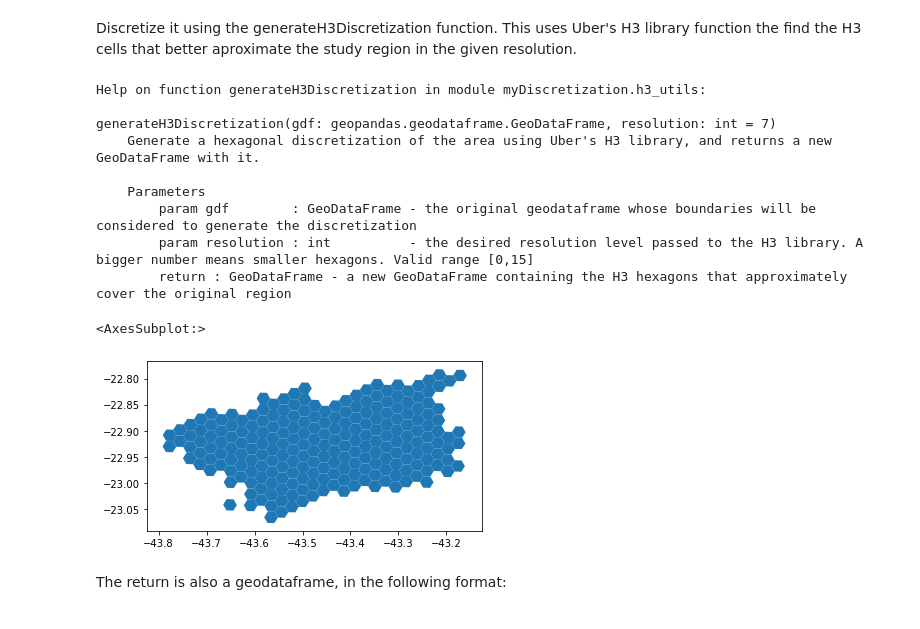
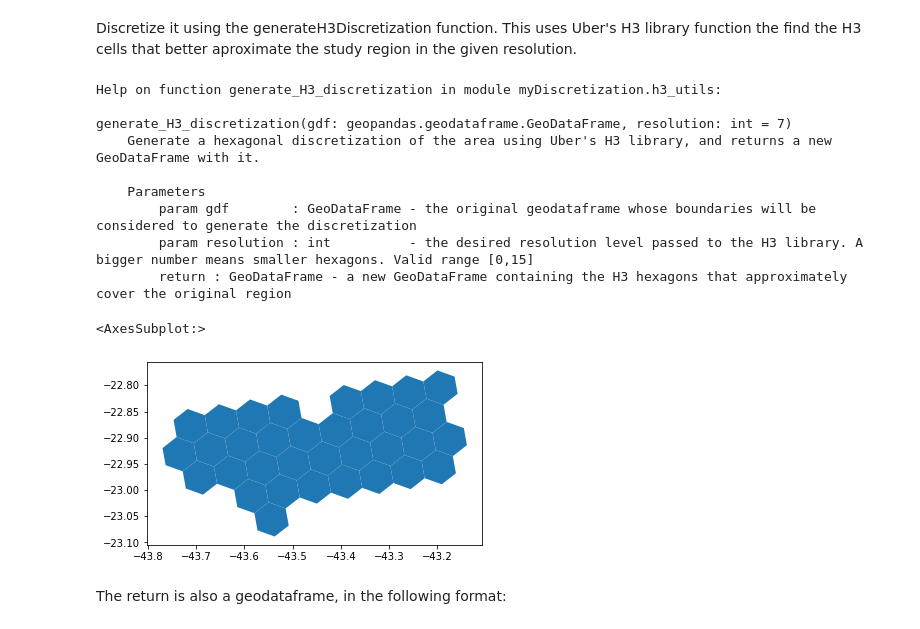
Before and after one commit to Giovanni3A/Projeto_PO2, a Jupyter notebook: notebooks/discretization_example.ipynb, the cells around one changed output. Saved outputs shown, nothing was run; the diff lists cells and outputs as text; code cells hidden in the pictures.

```diff
--- a/notebooks/discretization_example.ipynb
+++ b/notebooks/discretization_example.ipynb
@@ -26,11 +26,11 @@ rj_gdf.plot()
 # %% [markdown]
 Discretize it using the generateH3Discretization function. This uses Uber's H3 library function the find the H3 cells that better aproximate the study region in the given resolution.
 # %%
-help(myDiscretization.generateH3Discretization)
+help(myDiscretization.generate_H3_discretization)
 # %% [output]
-Help on function generateH3Discretization in module myDiscretization.h3_utils:
+Help on function generate_H3_discretization in module myDiscretization.h3_utils:
 
-generateH3Discretization(gdf: geopandas.geodataframe.GeoDataFrame, resolution: int = 7)
+generate_H3_discretization(gdf: geopandas.geodataframe.GeoDataFrame, resolution: int = 7)
     Generate a hexagonal discretization of the area using Uber's H3 library, and returns a new GeoDataFrame with it.
 
     Parameters
@@ -38,11 +38,11 @@ generateH3Discretization(gdf: geopandas.geodataframe.GeoDataFrame, resolution: i
         param resolution : int          - the desired resolution level passed to the H3 library. A bigger number means smaller hexagons. Valid range [0,15]
         return : GeoDataFrame - a new GeoDataFrame containing the H3 hexagons that approximately cover the original region
 # %%
-hex_gdf = myDiscretization.generateH3Discretization(rj_gdf, 7)
+hex_gdf = myDiscretization.generate_H3_discretization(rj_gdf, 6)
 hex_gdf.plot()
 # %% [output]
 <AxesSubplot:>
-[figure, old version]
+[figure, new version]
 # %% [markdown]
 The return is also a geodataframe, in the following format:
 # %%
```
Also changed, not shown: parts of 11 cells of this notebook, 13 other files.
